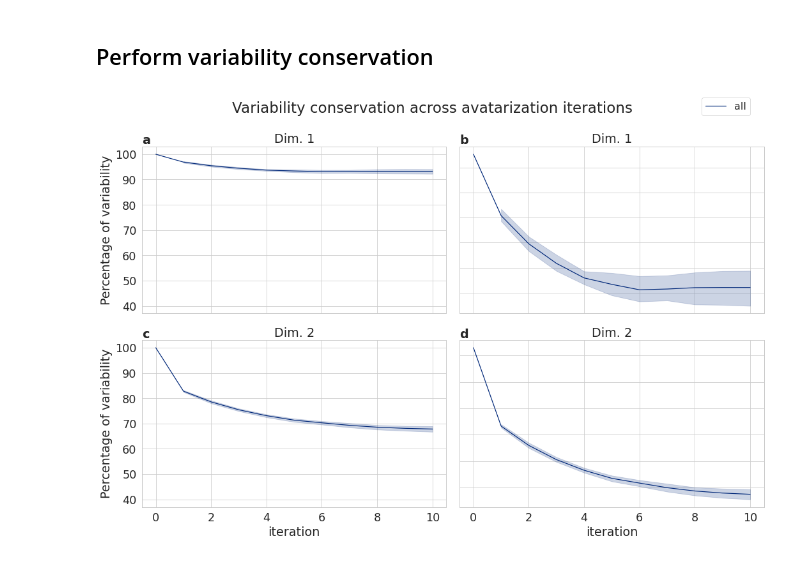
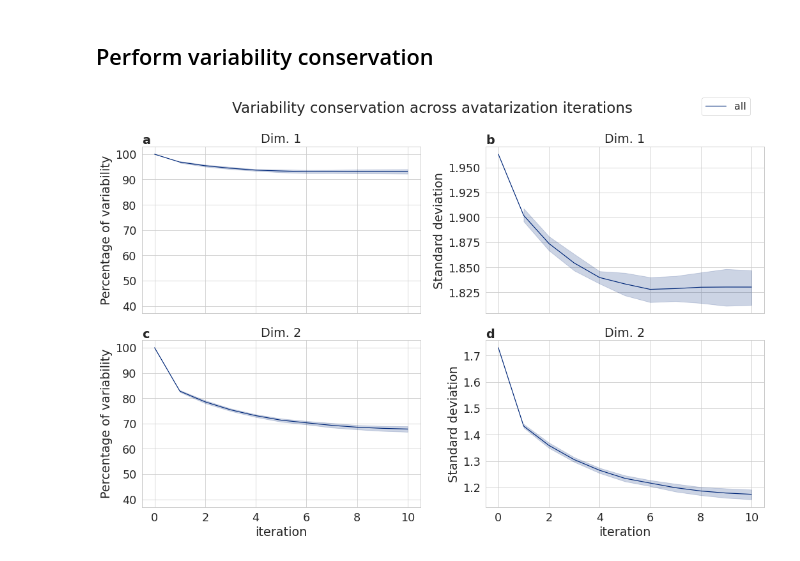
Before and after one commit to octopize/avatar-paper, a Jupyter notebook: notebooks/final_figure/2.Iteration_AIDS.ipynb, the cells around one changed output. Saved outputs shown, nothing was run; the diff lists cells and outputs as text; code cells hidden in the pictures.

Commit message:
fix: fix dataset and improve figure iterations

```diff
--- a/notebooks/final_figure/2.Iteration_AIDS.ipynb
+++ b/notebooks/final_figure/2.Iteration_AIDS.ipynb
@@ -291,30 +293,29 @@ def plot_variability_percentage(data, dimension, y, y_label, axs):
     fig.suptitle("Variability conservation across avatarization iterations")
 # %%
 fig, axs = plt.subplot_mosaic([['a', 'b'], ['c', 'd'],],
-                              constrained_layout=True, figsize = (15, 10))
+                              constrained_layout=True, figsize = (15, 10),  sharex=True)
 
 plot_variability_percentage(results, "Dim. 1", "percentage", 'Percentage of variability', axs=axs['a'])
 plot_variability_percentage(results, "Dim. 1", "std", 'Standard deviation', axs=axs['b'])
 plot_variability_percentage(results, "Dim. 2", "percentage", 'Percentage of variability', axs=axs['c'] )
 plot_variability_percentage(results, "Dim. 2", "std", 'Standard deviation', axs=axs['d'] )
 
 # Add the legend
 handles, _ = axs['d'].get_legend_handles_labels()
 fig.legend(loc = (0.9, 0.95), labels = ["all"], handles = handles[:], ncol=1,  prop={'size': 16})
 
 for label, ax in axs.items():
     ax.text(0.0, 1.0, label, transform=ax.transAxes,
             fontsize='medium', va='bottom', fontfamily='sans-serif',weight='bold')
-    ax.label_outer()
 
 
 
 plt.tight_layout()
 
 # Save figure if necessary
-plt.savefig("../../figure/aids_MESSAGED/aids_iterations_variability.svg", format = "svg")
+# plt.savefig("../../figure/aids_MESSAGED/aids_iterations_variability.svg", format = "svg")
 
 
 plt.show()
 # %% [output]
-[figure, old version]
+[figure, new version]
```
Also changed, not shown: parts of 5 cells of this notebook, 4 other files.
